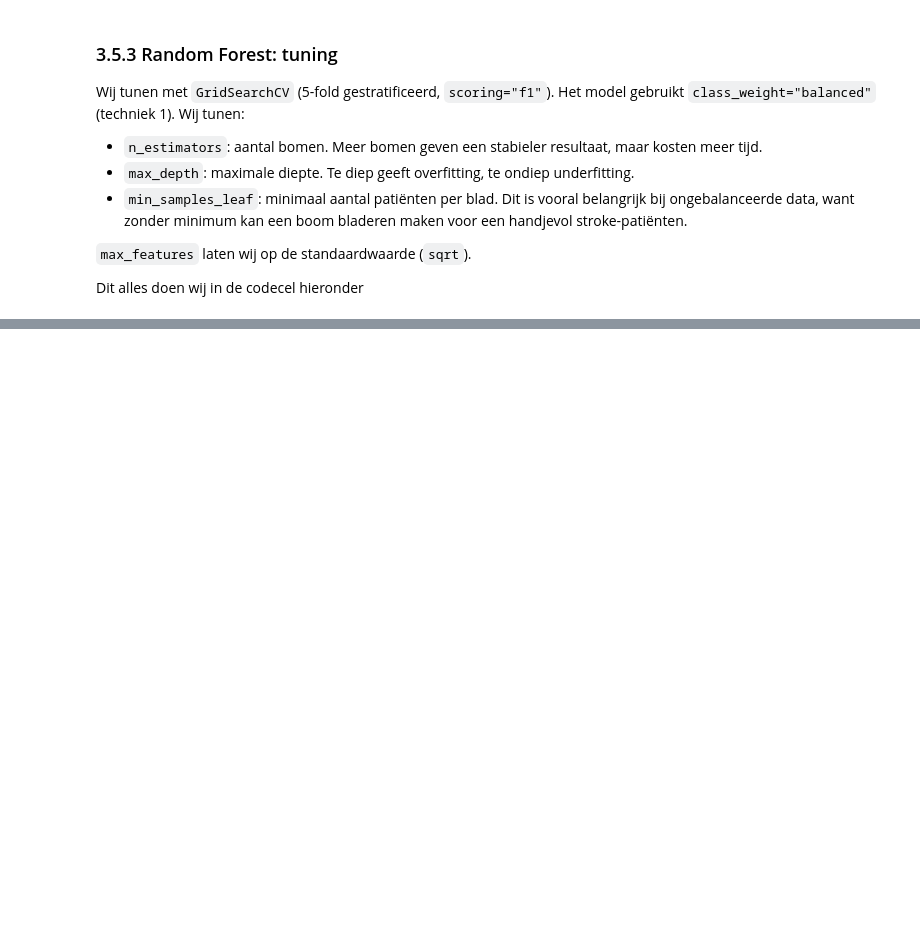
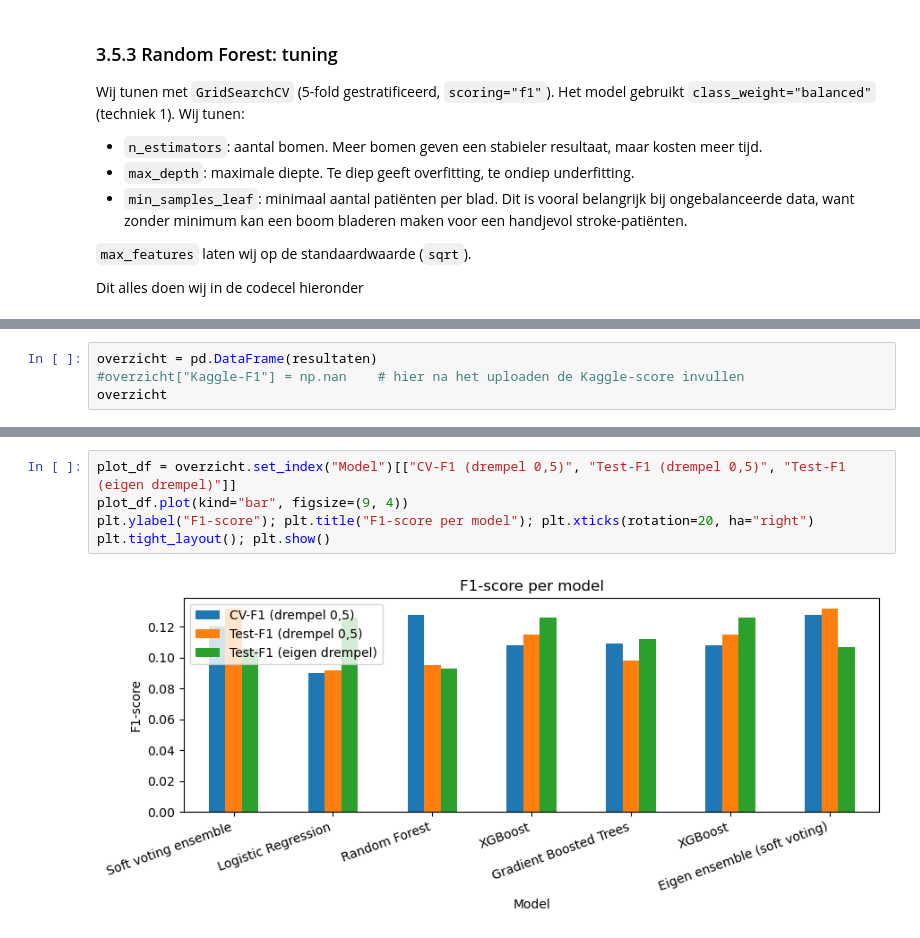
Before and after one commit to AlishaSR2k5/Machine-Learning-Portfolio-1, a Jupyter notebook: portfolio_opdracht_stroke.ipynb, the cells around one changed output, grey strips where cells are left out. Drawn from its saved outputs; the diff is of its cells as text; blank space fills up the shorter version.

```diff
--- a/portfolio_opdracht_stroke.ipynb
+++ b/portfolio_opdracht_stroke.ipynb
@@ -1074,0 +1261,4 @@ weighted avg      0.973     0.938     0.955      6710
+# %%
+overzicht = pd.DataFrame(resultaten)
+#overzicht["Kaggle-F1"] = np.nan    # hier na het uploaden de Kaggle-score invullen
+overzicht
@@ -1074,0 +1274,7 @@ weighted avg      0.973     0.938     0.955      6710
+# %%
+plot_df = overzicht.set_index("Model")[["CV-F1 (drempel 0,5)", "Test-F1 (drempel 0,5)", "Test-F1 (eigen drempel)"]]
+plot_df.plot(kind="bar", figsize=(9, 4))
+plt.ylabel("F1-score"); plt.title("F1-score per model"); plt.xticks(rotation=20, ha="right")
+plt.tight_layout(); plt.show()
+# %% [output]
+[figure, added]
```
Also changed, not shown: parts of 22 cells of this notebook, 4 other files.
